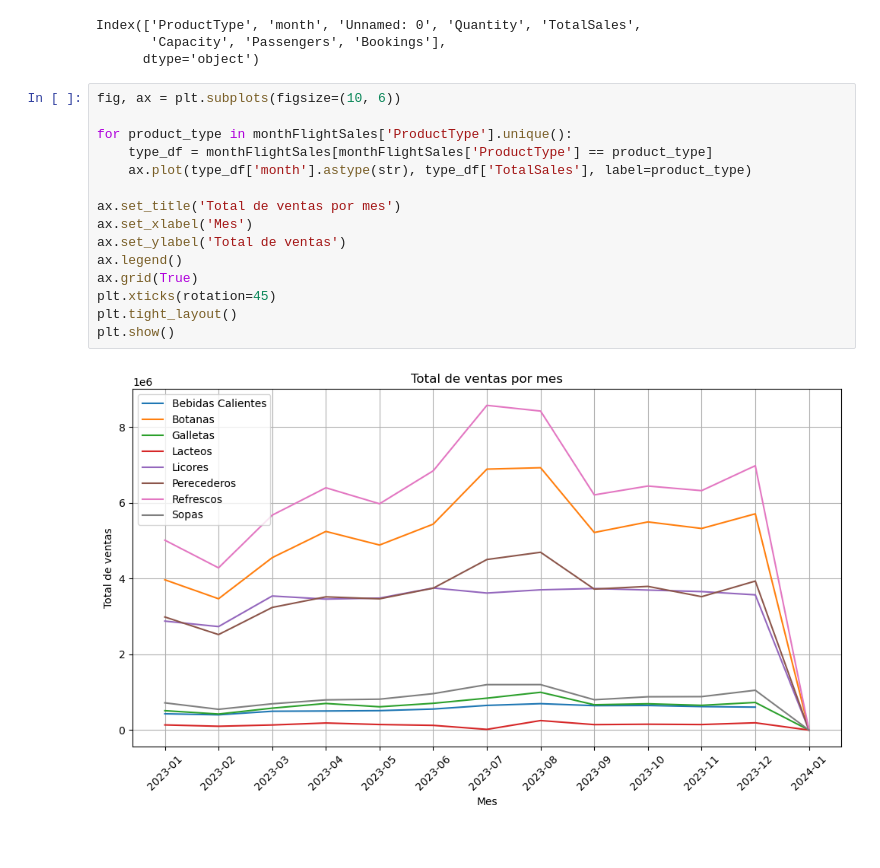
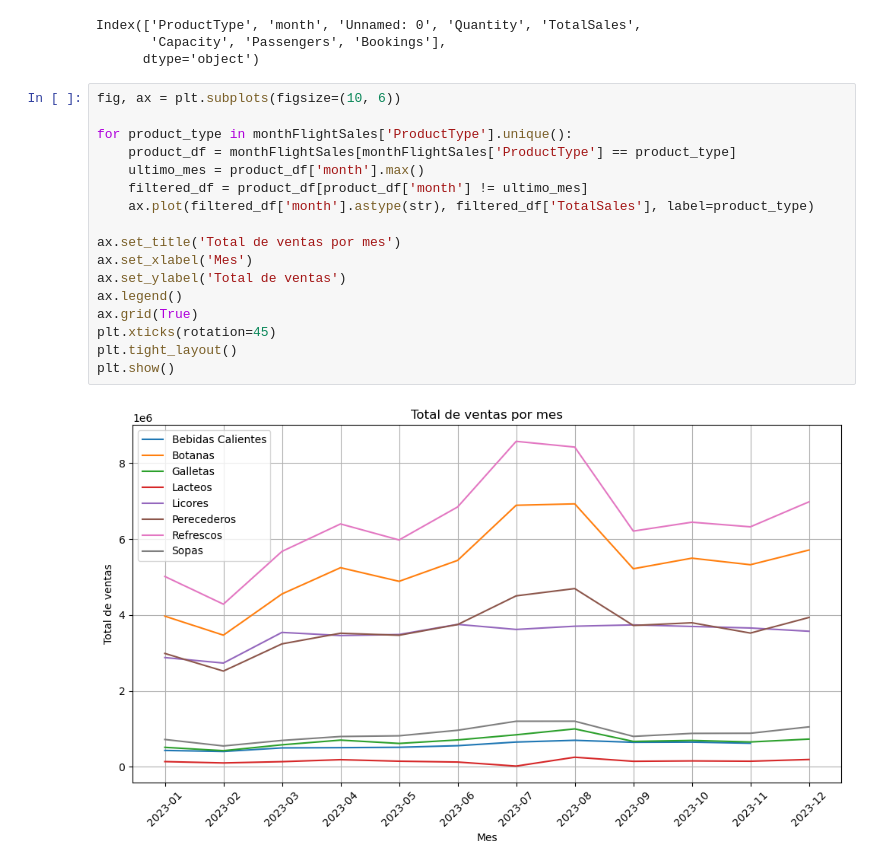
Before and after one commit to aslikr42069/Datathon, a Jupyter notebook: Analisis de datos.ipynb, the cells around one changed output. Drawn from its saved outputs; the diff is of its cells as text.

```diff
--- a/Analisis de datos.ipynb
+++ b/Analisis de datos.ipynb
@@ -162,17 +162,19 @@ Index(['ProductType', 'month', 'Unnamed: 0', 'Quantity', 'TotalSales',
 # %%
 fig, ax = plt.subplots(figsize=(10, 6))
 
 for product_type in monthFlightSales['ProductType'].unique():
-    type_df = monthFlightSales[monthFlightSales['ProductType'] == product_type]
-    ax.plot(type_df['month'].astype(str), type_df['TotalSales'], label=product_type)
+    product_df = monthFlightSales[monthFlightSales['ProductType'] == product_type]
+    ultimo_mes = product_df['month'].max()
+    filtered_df = product_df[product_df['month'] != ultimo_mes]
+    ax.plot(filtered_df['month'].astype(str), filtered_df['TotalSales'], label=product_type)
 
 ax.set_title('Total de ventas por mes')
 ax.set_xlabel('Mes')
 ax.set_ylabel('Total de ventas')
 ax.legend()
 ax.grid(True)
 plt.xticks(rotation=45)
 plt.tight_layout()
 plt.show()
 # %% [output]
-[figure, old version]
+[figure, new version]
```
